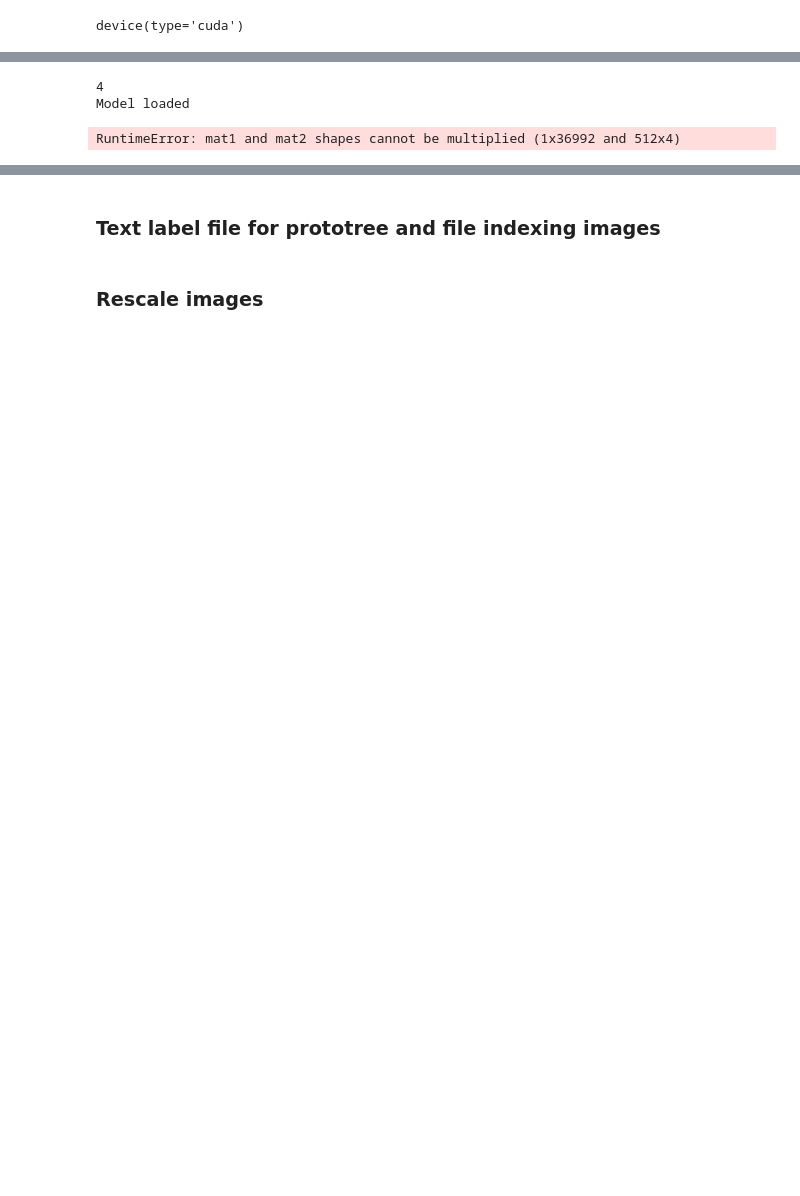
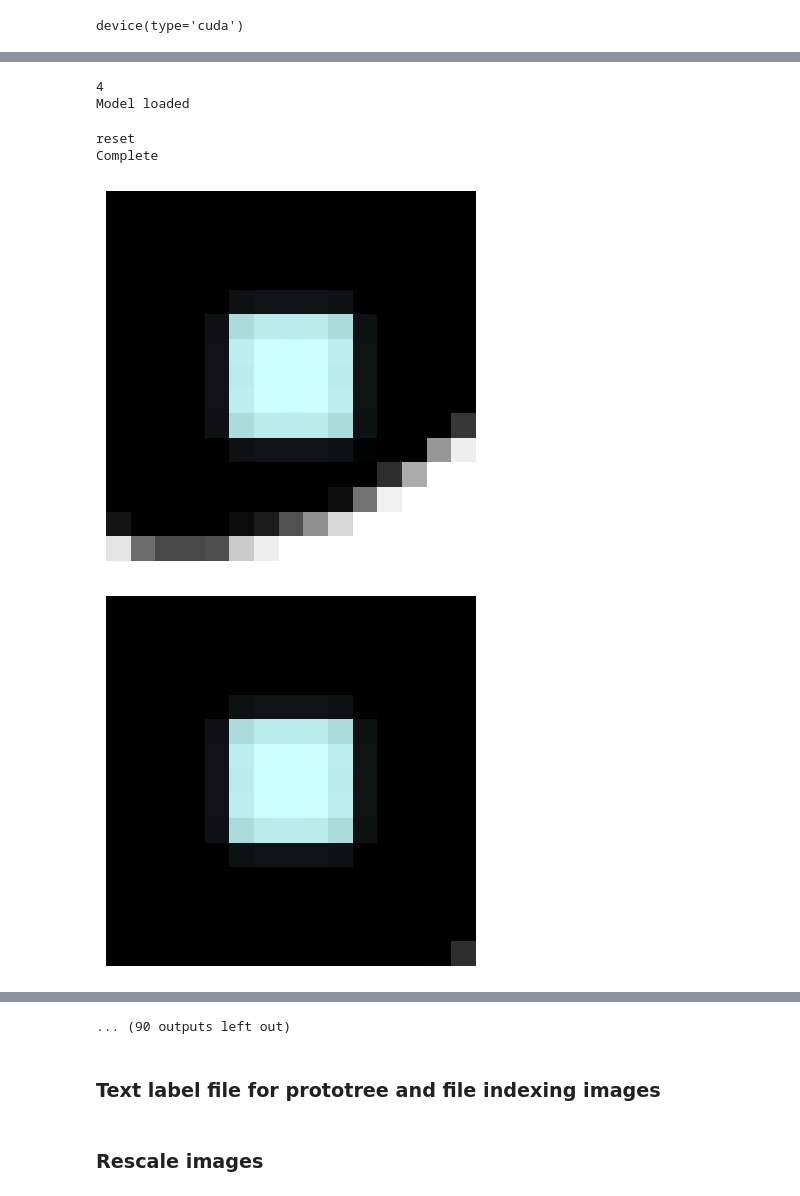
Before and after one commit to xdv6/MastersThesis, a Jupyter notebook: eigen_environm/gym-examples/label_gridpath.ipynb, the cells around one changed output, grey strips where cells are left out. Saved outputs shown, nothing was run; the diff lists cells and outputs as text; code cells hidden in the pictures; blank space fills up the shorter version.

Commit message:
train, test en label gridpath gecontroleerd na refactor

```diff
--- a/eigen_environm/gym-examples/label_gridpath.ipynb
+++ b/eigen_environm/gym-examples/label_gridpath.ipynb
@@ -171,19 +150,22 @@ def testIters(policy_net, n_iters=60):
 # %%
 if __name__ == "__main__":
 
     # Get screen size so that we can initialize layers correctly based on shape
     # returned from AI gym.
 
     init_screen = get_screen()
     _, _, screen_height, screen_width = init_screen.shape
 
     # Get number of actions from gym action space
     n_actions = env.action_space.n
     print(n_actions)
-    policy_net = torch.load('./model/trained_contrast.pkl')
+    policy_net = torch.load('./model/test_refactorend.pkl')
     print('Model loaded')
     testIters(policy_net, n_iters=1)
 # %% [output]
 4
 Model loaded
-RuntimeError: mat1 and mat2 shapes cannot be multiplied (1x36992 and 512x4)
+reset
+Complete
+[figure, added]
+[figure, added]
@@ -190,2 +180,3 @@ RuntimeError: mat1 and mat2 shapes cannot be multiplied (1x36992 and 512x4)
+... (90 outputs left out)
 # %% [markdown]
 ### Text label file for prototree and file indexing images
```
Also changed, not shown: parts of 12 cells of this notebook, 38 other files.
